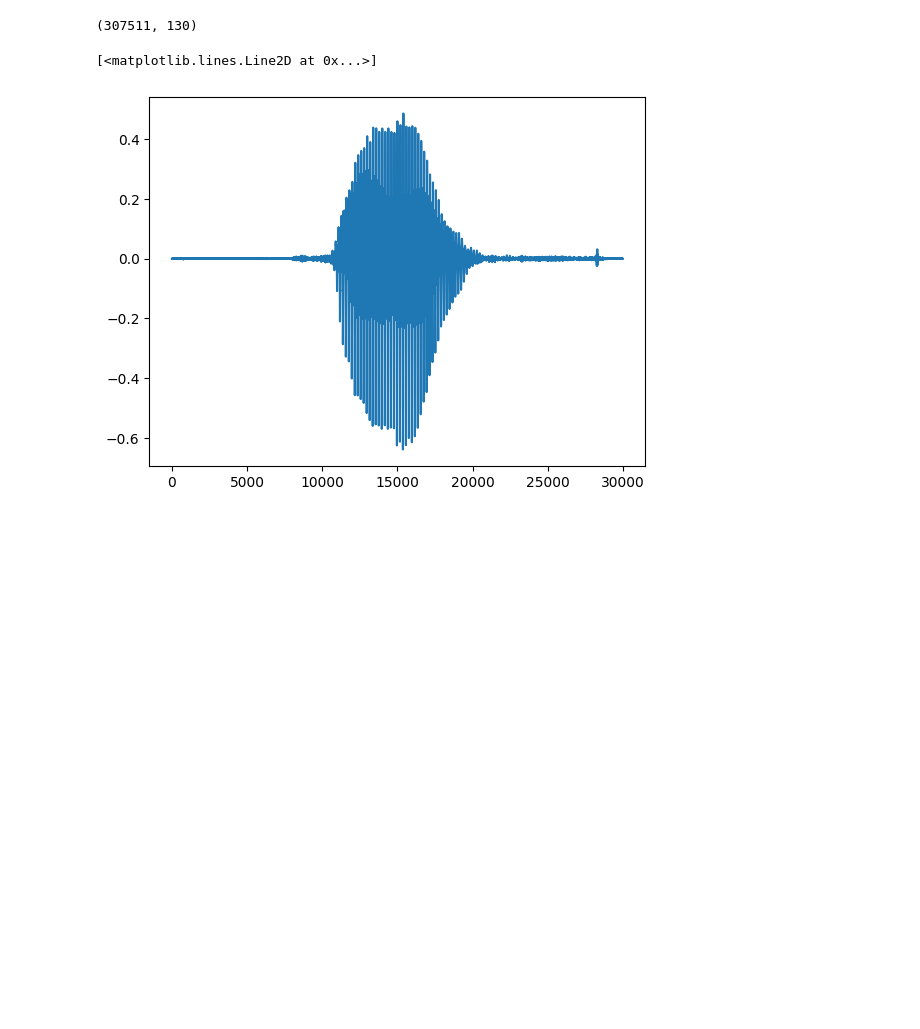
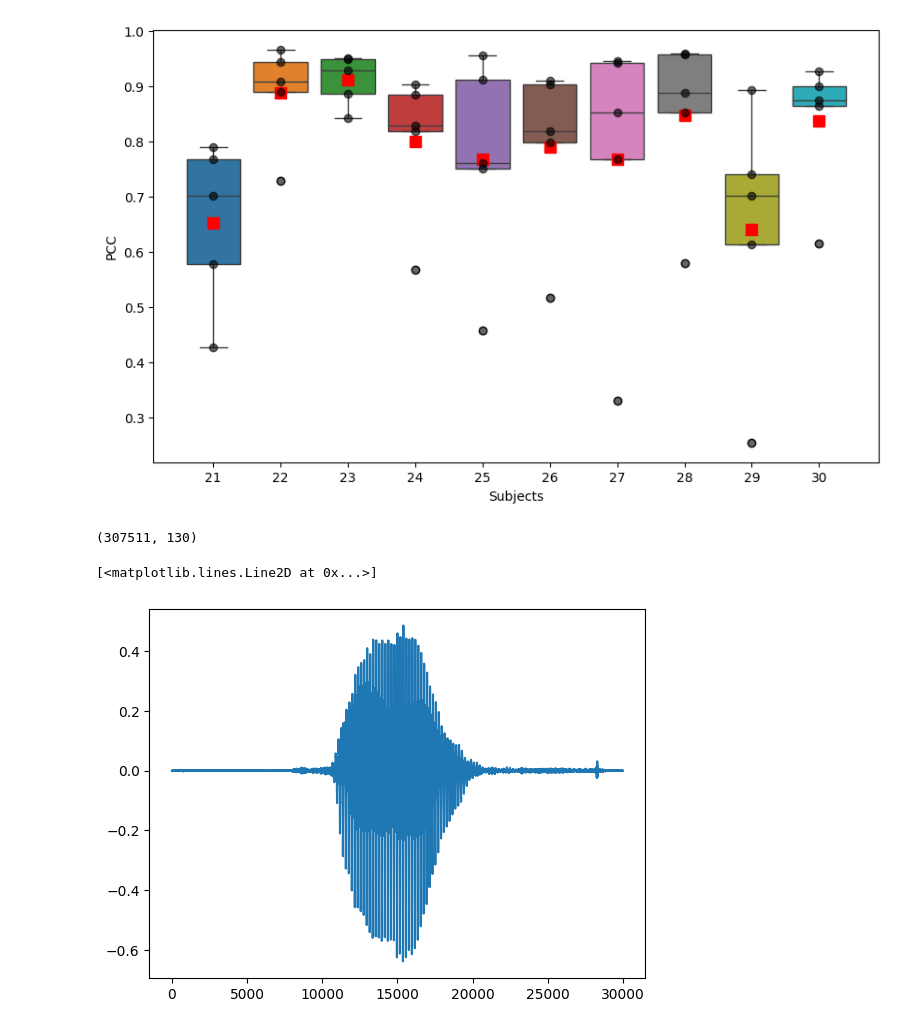
Before and after one commit to owaismujtaba/NeuroLab, a Jupyter notebook: test.ipynb, the cells around one changed output. Cells and saved outputs as stored; diff of their text form; code cells hidden in the pictures; blank space fills up the shorter version.

Commit message:
plot

```diff
--- a/test.ipynb
+++ b/test.ipynb
@@ -8,0 +6,15 @@ audio.shape
+# %%
+data_dir = '/home/owaismujtaba/projects/NeuroLab/Results/TrainedModels'
+# %%
+results = {}
+for subject in range(21, 31):
+    sub_dir = Path(data_dir, str(subject))
+    model_dir = Path(sub_dir, 'NeuralNetwork')
+    files = os.listdir(model_dir)
+
+    pcc_values = []
+    for file in files:
+        file_dir = Path(model_dir, file)
+        file_data = np.load(file_dir)
+        pcc_values.append(float(file_data[-1]))
+    results[subject] = pcc_values
@@ -9,3 +41,29 @@ audio.shape
+# %%
+import seaborn as sns
+data =results
+subjects = list(data.keys())
+values = list(data.values())
+
+# Create a box plot
+plt.figure(figsize=(10, 6))
+sns.boxplot(data=values, zorder=1)
+
+# Add the mean as a square marker
+for i, subject_values in enumerate(values):
+    mean_value = np.mean(subject_values)
+    plt.plot(i, mean_value, marker='s', color='red', markersize=8, label='Mean' if i == 0 else "")
+
+# Add individual data points on top of the box plot
+for i, subject_values in enumerate(values):
+    plt.scatter([i] * len(subject_values), subject_values, color='black', alpha=0.6, zorder=2, label='Data points' if i == 0 else "")
+
+# Customize the plot
+plt.xticks(ticks=np.arange(len(subjects)), labels=subjects)
+plt.xlabel("Subjects")
+plt.ylabel("PCC")
+plt.savefig('pcc.png', dpi=800)
+# %% [output]
+[figure, added]
 # %%
 seeg = np.load('Data\P01_sEEG.npy')
 seeg.shape
```
Also changed, not shown: parts of 3 cells of this notebook, 4 other files.
